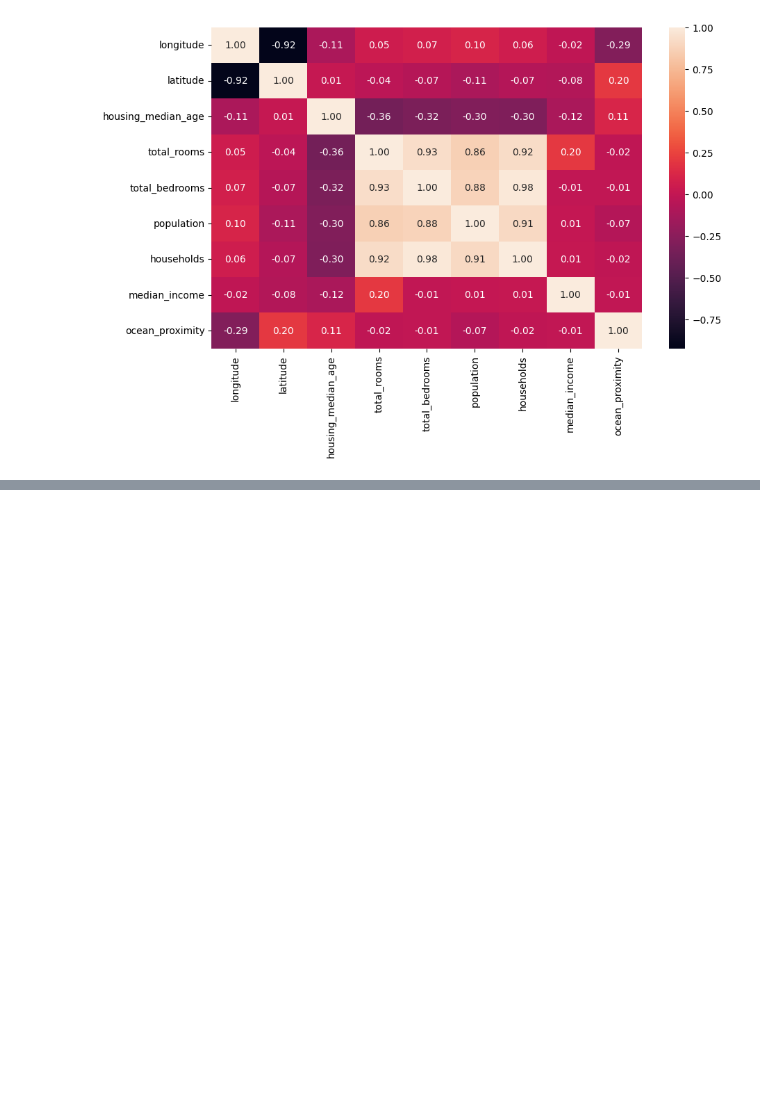
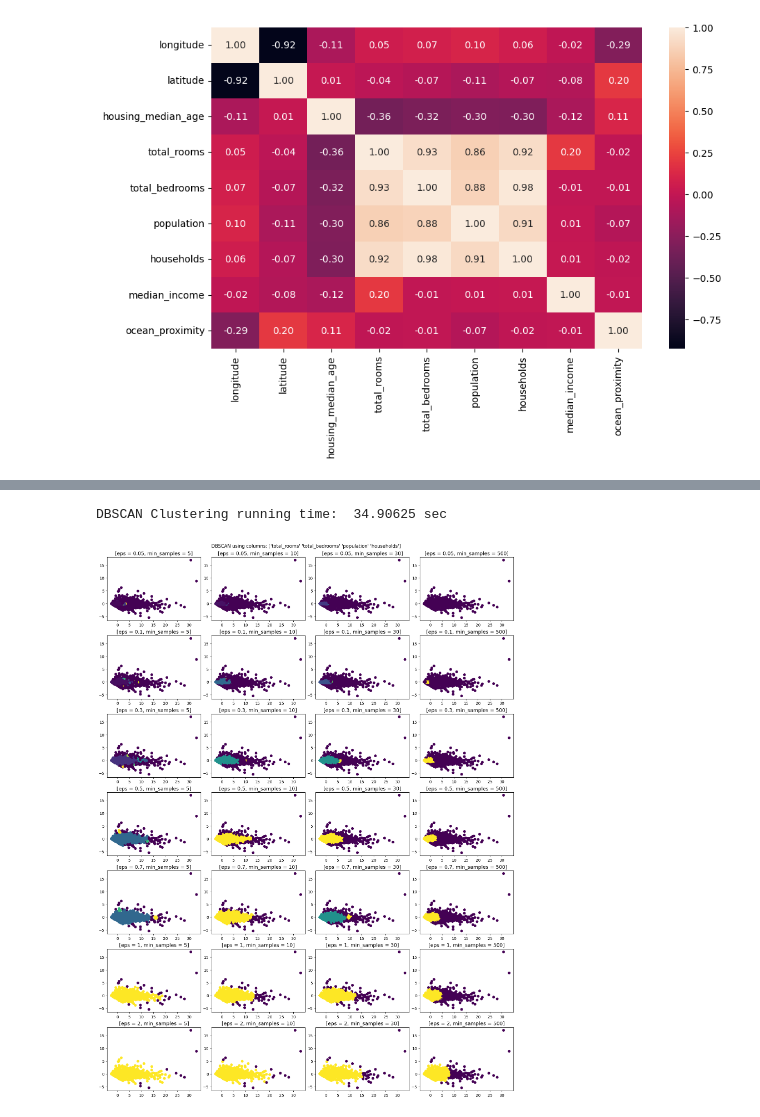
Before and after one commit to hhanoo/University_Major, a Jupyter notebook: Lab2_정현우.ipynb, the cells around one changed output, grey strips where cells are left out. Saved outputs shown, nothing was run; the diff lists cells and outputs as text; code cells hidden in the pictures; blank space fills up the shorter version.

```diff
--- a/Lab2_정현우.ipynb
+++ b/Lab2_정현우.ipynb
@@ -165,12 +169,41 @@ def model_clarans(dataset, clusters_list=None):
 
     print("CLARANS Clustering running time: ", time.process_time() - start, "sec")
     return plt
+# %%
+def model_dbscan(dataset):
+    start = time.process_time()
+    time.sleep(1)
+    column_list = np.array(dataset.columns)
+
+    # Parameters
+    eps_list = [0.05, 0.1, 0.3, 0.5, 0.7, 1, 2]
+    min_samples = [5, 10, 30, 500]
+
+    pca = PCA(n_components=2)  # Reduce feature for plotting
+    dataset = pd.DataFrame(pca.fit_transform(dataset))
+    row_count = len(eps_list)
+    col_count = len(min_samples)
+    fig, axes = plt.subplots(row_count, col_count, constrained_layout=True, figsize=(15, 20))
+    fig.suptitle("DBSCAN using columns: "+str(column_list)+"")
+
+    for number_eps, eps in enumerate(eps_list):
+        for number_samples, samples in enumerate(min_samples):
+            dbscan = DBSCAN(min_samples=samples, eps=eps)
+            labels = dbscan.fit_predict(dataset)
+
+            x_row = number_eps
+            y_col = number_samples
+            axes[x_row, y_col].set_title("[eps = " + str(eps) + ", min_samples = " + str(samples) + "]",
+                                         fontdict={'fontsize': 13})
+            axes[x_row, y_col].scatter(x=dataset.iloc[:, 0], y=dataset.iloc[:, 1], c=labels)
+
+    print("DBSCAN Clustering running time: ", time.process_time() - start, "sec")
+    return plt
 # %%
-def model_dbscan(dataset, clusters_list=None):
+def model_meanshift(dataset, clusters_list=None):
     start = time.process_time()
     time.sleep(1)
 
-    # Parameters
     if clusters_list is None:
         clusters_list = [2, 4, 6, 8]
 
@@ -299,0 +322,10 @@ CLARANS Clustering running time:  24.953125 sec
+# %%
+column = ['total_rooms', 'total_bedrooms', 'population', 'households']
+db_test = x.loc[:, column]
+# db_test = db_test.sample(n=int(db_test.shape[0] * 0.01))
+
+data = model_dbscan(db_test)
+data.show()
+# %% [output]
+DBSCAN Clustering running time:  34.90625 sec
+[figure, added]
```
Also changed, not shown: parts of 11 cells of this notebook.
